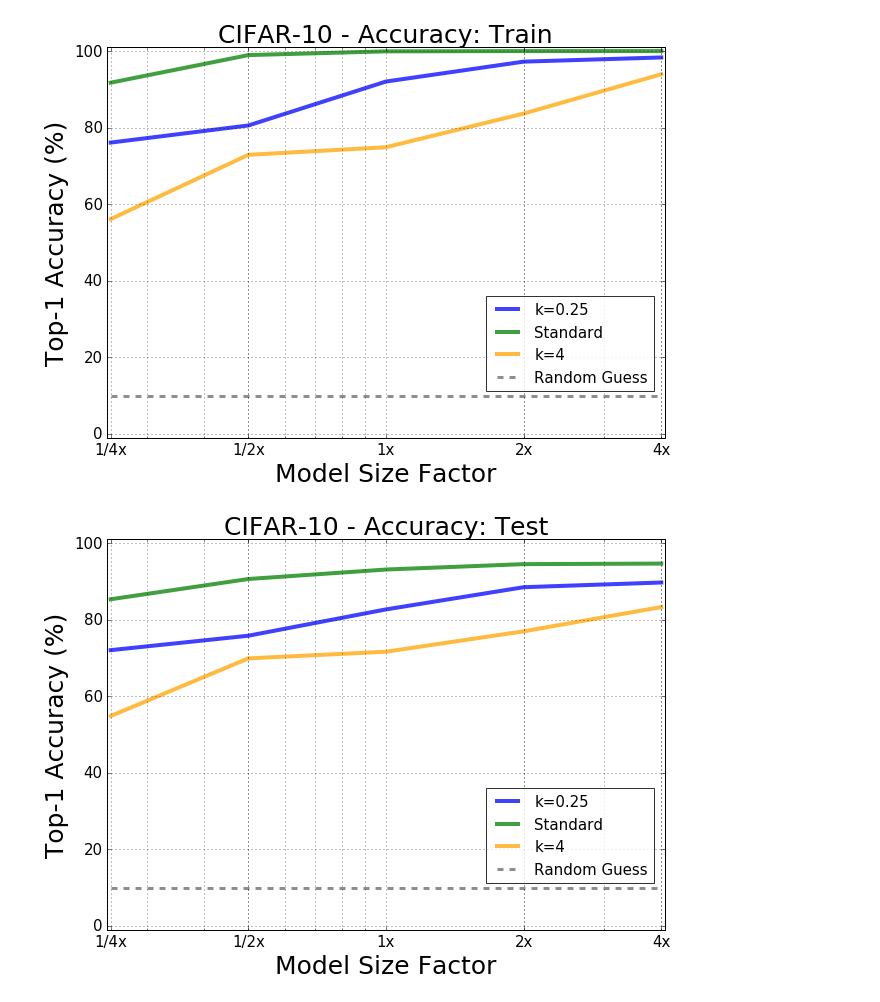
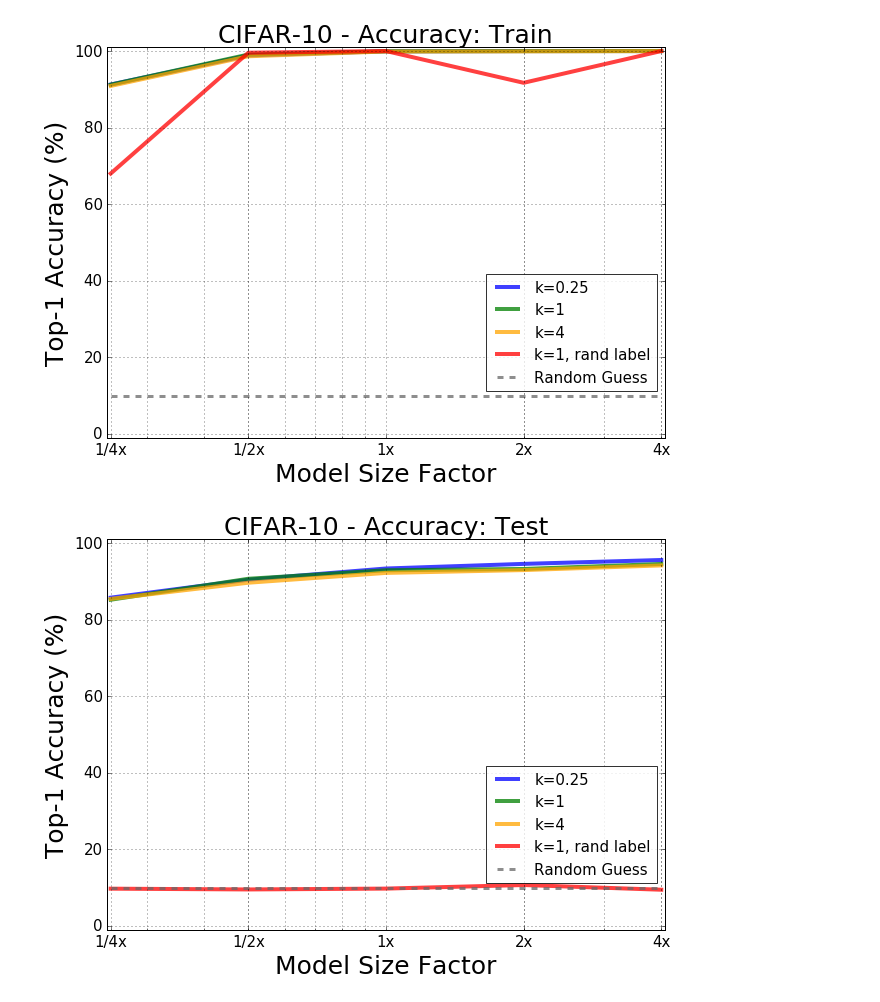
Before and after one commit to xboix/frivolous_dnns, a Jupyter notebook: ipy_notebooks/ResNet_cifar/plot_accuracy.ipynb, the cells around one changed output. Cells and saved outputs as stored; diff of their text form; code cells hidden in the pictures.

Commit message:
Updates to plotting ipynb notebooks

```diff
--- a/ipy_notebooks/ResNet_cifar/plot_accuracy.ipynb
+++ b/ipy_notebooks/ResNet_cifar/plot_accuracy.ipynb
@@ -6,10 +6,9 @@ import sys
 sys.path.append('../../')
 import experiments
 
-curves = 3
-curve_labels = ['k=0.25', 'Standard', 'k=4']
-curve_colors = ['blue', 'green', 'orange']
-curve_styles = ['-', '-', '-']
+curves = 4
+curve_labels = ['k=0.25', 'k=1', 'k=4', 'k=1, rand label']
+curve_colors = ['blue', 'green', 'orange', 'red']
 sizes = 5
 size_factors = [0.25, 0.5, 1, 2, 4]
 size_idx_map = {0.25: 0, 0.5: 1, 1: 2, 2: 3, 4: 4}
@@ -19,7 +18,7 @@ results = np.zeros((curves, sizes))
 results_test = np.zeros((curves, sizes))
 # both are indexed [nn_type][size_factor]
 
-id_list = [217, 219, 220, 222, 223, 225, 226, 228, 229, 231, 234, 235, 236, 237, 238]
+id_list = [217, 218, 219, 220, 221, 222, 223, 224, 225, 226, 227, 228, 229, 230, 231, 234, 235, 236, 237, 238]
 
 for ID in id_list:
 
@@ -31,6 +30,8 @@ for ID in id_list:
         curve_idx = 0
     elif opt.hyper.lr_bs_factor==4:
         curve_idx = 2
+    if opt.dataset.random_labels:
+        curve_idx = 3
     size_idx = size_idx_map[opt.dnn.neuron_multiplier[0]]
 
     csv_file = experiments.opt[ID].csv_dir + experiments.opt[ID].name + '_redundancy.csv'
@@ -73,34 +79,34 @@ plt.xscale('log')
 plt.xticks(size_factors, size_labels, fontsize=15)
 plt.yticks([0, 20, 40, 60, 80, 100], fontsize=15)
 
 for curve_idx in range(curves):
     plt.plot(size_factors, results[curve_idx][:], color=curve_colors[curve_idx],
-             linestyle=curve_styles[curve_idx], linewidth=4, alpha=0.75)
+             linestyle='-', linewidth=4, alpha=0.75)
 plt.plot(size_factors, [10 for i in range(len(size_factors))], color='dimgrey', linestyle='--', linewidth=3, alpha=0.75)
 plt.legend(curve_labels + ['Random Guess'], loc=(0.68, 0.12), framealpha=0.8, fontsize=15)
 
 plt.show()
 
 # second plot test curves
 
 plt.figure(figsize=(10, 7))
 plt.title('CIFAR-10 - Accuracy: Test', fontsize=25)
 plt.xlabel('Model Size Factor', fontsize=25)
 plt.ylabel('Top-1 Accuracy (%)', fontsize=25)
 plt.xlim((0.245, 4.07))
 plt.ylim((-1, 101))
 plt.grid(True, which='both', c='black')
 plt.xscale('log')
 plt.xticks(size_factors, size_labels, fontsize=15)
 plt.yticks([0, 20, 40, 60, 80, 100], fontsize=15)
 
 for curve_idx in range(curves):
     plt.plot(size_factors, results_test[curve_idx][:], color=curve_colors[curve_idx],
-             linestyle=curve_styles[curve_idx], linewidth=4, alpha=0.75)
+             linestyle='-', linewidth=4, alpha=0.75)
 plt.plot(size_factors, [10 for i in range(len(size_factors))], color='dimgrey', linestyle='--', linewidth=3, alpha=0.75)
 plt.legend(curve_labels + ['Random Guess'], loc=(0.68, 0.12), framealpha=0.8, fontsize=15)
 
 plt.show()
 # %% [output]
-[figure, old version]
+[figure, new version]
-[figure, old version]
+[figure, new version]
```
Also changed, not shown: parts of 1 cell of this notebook, 3 other files.
